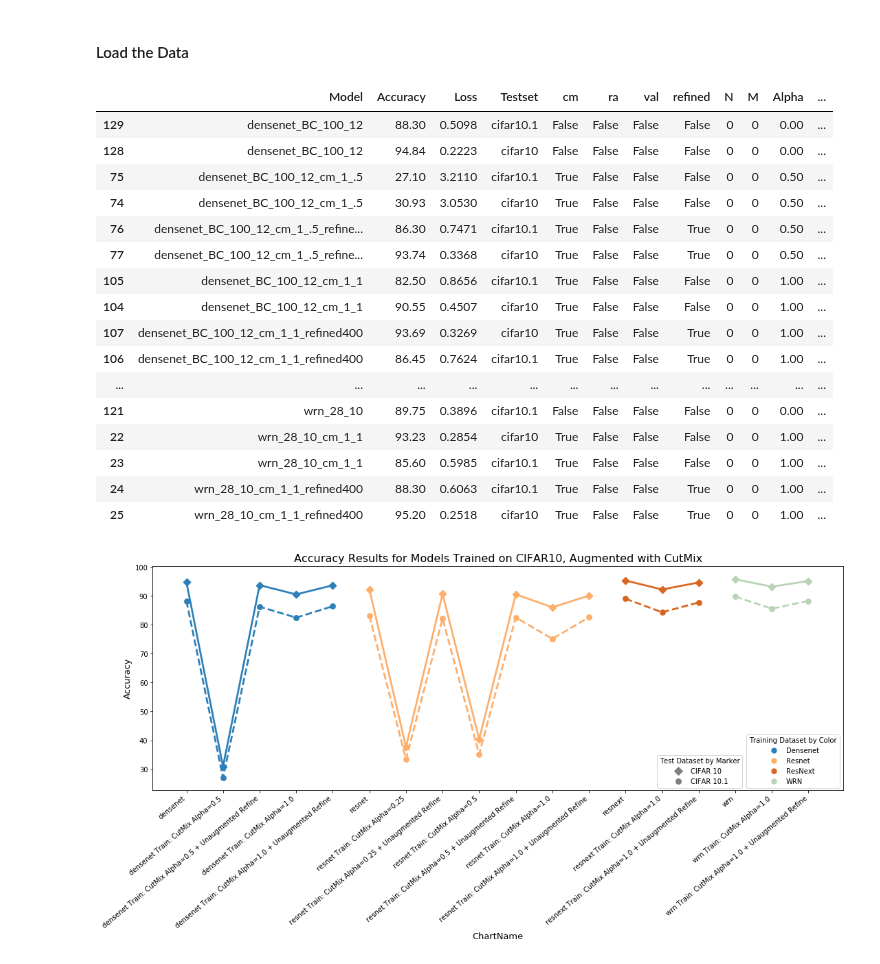
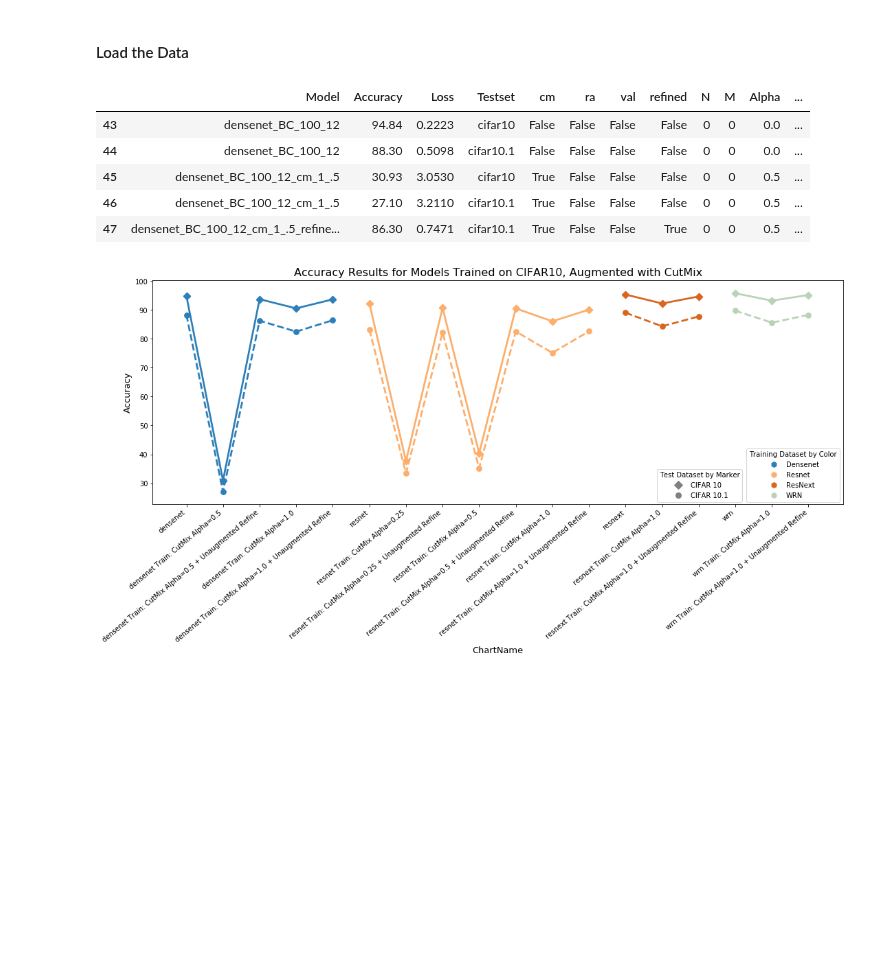
Before and after one commit to danzisar/w210-capstone, a Jupyter notebook: analysis/ResultsAnalysis_CutMixTraining.ipynb, the cells around one changed output. Cells and saved outputs as stored; diff of their text form; code cells hidden in the pictures; blank space fills up the shorter version.

Commit message:
Aggregated Results Analysis

```diff
--- a/analysis/ResultsAnalysis_CutMixTraining.ipynb
+++ b/analysis/ResultsAnalysis_CutMixTraining.ipynb
@@ -42,14 +42,10 @@ df['Accuracy'] = df['Accuracy'].apply(lambda x: x*100)
 # Get accuracy score of last epoch for each model type
 df = df[df.groupby(['Model'])['Epoch'].transform(max) == df['Epoch']]
 
-# Filter columns to those we need for analysis
-df = df[['Model', 'Accuracy', 'Loss', 'Testset']].sort_values(by=['Model'])
-
 # Remove models that we did not run randaugment datasets through
 df = df[~df["Model"].str.contains('resnet_basic_44')]
 df = df[~df["Model"].str.contains('pyramidnet_basic_110_84')]
 df = df[~df["Model"].str.contains('resnext_29_8x64d')]
-
 
 df['cm'] = df['Model'].str.contains("_cm_")
 df['ra'] = df['Model'].str.contains("ra_")
@@ -80,51 +76,44 @@ def cm_Alpha_extraction(row):
         alpha = float(srch4.group(2))
     return alpha
 
 
 def chart_name(row):
     newname = row.Model.split('_')[0]
     #if row[(row['cm'] == False) and (row['ra'] == False)]:
 
     if row["cm"] == False:
         pass
     else:
         if row['refined'] == True :
             newname += " Train: CutMix Alpha=" + str(row['Alpha']) + " + Unaugmented Refine"
         else:
             newname += " Train: CutMix Alpha=" + str(row['Alpha'])
 
     return newname
 
 df['N'] = df.apply(lambda row: ra_N_extraction(row), axis=1)
 df['M'] = df.apply(lambda row: ra_M_extraction(row), axis=1)
 df['Alpha'] = df.apply(lambda row: cm_Alpha_extraction(row), axis=1)
 df['ChartName'] = df.apply(lambda row: chart_name(row), axis=1)
 #cols = ['Alpha']
 #df['hue'] = df[cols].apply(lambda row: '_'.join(row.values.astype(str)), axis=1)
 
 df['hue'] = df['Model'].apply(lambda row: row.split('_')[0])
 
-# Reduce the dataset to focus on
+# Reduce the dataset to focus on CutMix Results
 df = df[df.ra == False]
-df
+
+# Filter columns to those we need for analysis
+df2 = df
+df = df[['Model', 'Accuracy', 'Loss', 'Testset', 'cm', 'ra', 'val', 'refined', 'N', 'M', 'Alpha', 'ChartName', 'hue']].sort_values(by=['Model'])
+df.head()
 # %% [output]
 |  | Model | Accuracy | Loss | Testset | cm | ra | val | refined | N | M | Alpha | ... |
-| 129 | densenet_BC_100_12 | 88.30 | 0.5098 | cifar10.1 | False | False | False | False | 0 | 0 | 0.00 | ... |
-| 128 | densenet_BC_100_12 | 94.84 | 0.2223 | cifar10 | False | False | False | False | 0 | 0 | 0.00 | ... |
-| 75 | densenet_BC_100_12_cm_1_.5 | 27.10 | 3.2110 | cifar10.1 | True | False | False | False | 0 | 0 | 0.50 | ... |
-| 74 | densenet_BC_100_12_cm_1_.5 | 30.93 | 3.0530 | cifar10 | True | False | False | False | 0 | 0 | 0.50 | ... |
-| 76 | densenet_BC_100_12_cm_1_.5_refine... | 86.30 | 0.7471 | cifar10.1 | True | False | False | True | 0 | 0 | 0.50 | ... |
-| 77 | densenet_BC_100_12_cm_1_.5_refine... | 93.74 | 0.3368 | cifar10 | True | False | False | True | 0 | 0 | 0.50 | ... |
-| 105 | densenet_BC_100_12_cm_1_1 | 82.50 | 0.8656 | cifar10.1 | True | False | False | False | 0 | 0 | 1.00 | ... |
-| 104 | densenet_BC_100_12_cm_1_1 | 90.55 | 0.4507 | cifar10 | True | False | False | False | 0 | 0 | 1.00 | ... |
-| 107 | densenet_BC_100_12_cm_1_1_refined400 | 93.69 | 0.3269 | cifar10 | True | False | False | True | 0 | 0 | 1.00 | ... |
-| 106 | densenet_BC_100_12_cm_1_1_refined400 | 86.45 | 0.7624 | cifar10.1 | True | False | False | True | 0 | 0 | 1.00 | ... |
-| ... | ... | ... | ... | ... | ... | ... | ... | ... | ... | ... | ... | ... |
-| 121 | wrn_28_10 | 89.75 | 0.3896 | cifar10.1 | False | False | False | False | 0 | 0 | 0.00 | ... |
-| 22 | wrn_28_10_cm_1_1 | 93.23 | 0.2854 | cifar10 | True | False | False | False | 0 | 0 | 1.00 | ... |
-| 23 | wrn_28_10_cm_1_1 | 85.60 | 0.5985 | cifar10.1 | True | False | False | False | 0 | 0 | 1.00 | ... |
-| 24 | wrn_28_10_cm_1_1_refined400 | 88.30 | 0.6063 | cifar10.1 | True | False | False | True | 0 | 0 | 1.00 | ... |
-| 25 | wrn_28_10_cm_1_1_refined400 | 95.20 | 0.2518 | cifar10 | True | False | False | True | 0 | 0 | 1.00 | ... |
+| 43 | densenet_BC_100_12 | 94.84 | 0.2223 | cifar10 | False | False | False | False | 0 | 0 | 0.0 | ... |
+| 44 | densenet_BC_100_12 | 88.30 | 0.5098 | cifar10.1 | False | False | False | False | 0 | 0 | 0.0 | ... |
+| 45 | densenet_BC_100_12_cm_1_.5 | 30.93 | 3.0530 | cifar10 | True | False | False | False | 0 | 0 | 0.5 | ... |
+| 46 | densenet_BC_100_12_cm_1_.5 | 27.10 | 3.2110 | cifar10.1 | True | False | False | False | 0 | 0 | 0.5 | ... |
+| 47 | densenet_BC_100_12_cm_1_.5_refine... | 86.30 | 0.7471 | cifar10.1 | True | False | False | True | 0 | 0 | 0.5 | ... |
 # %%
 flatui = ["#2c7fb8", "#fdae6b", "#D9661F", "#B9D3B6", "#B9D3B6", "#859438"]
 
```
Also changed, not shown: parts of 2 cells of this notebook, 1 other file.
